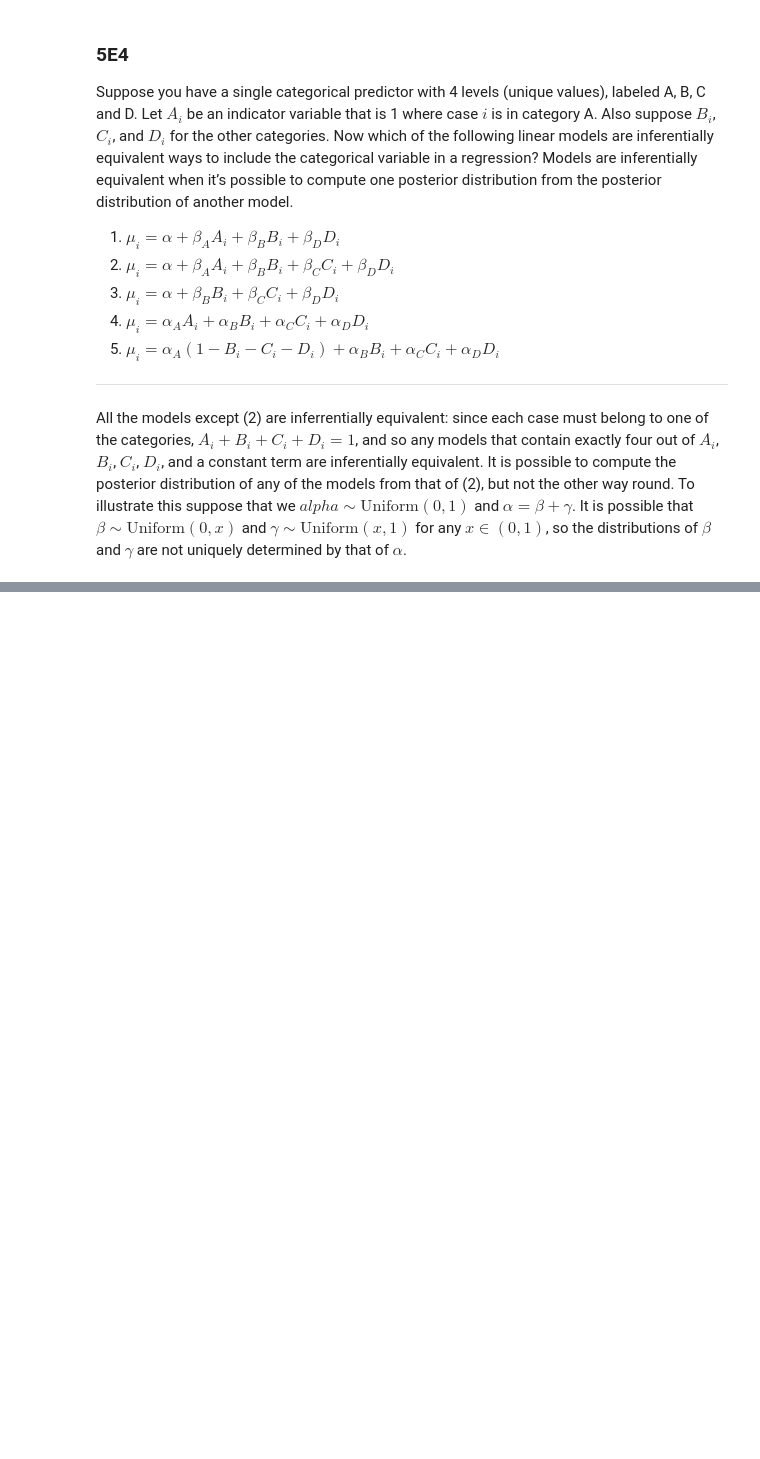
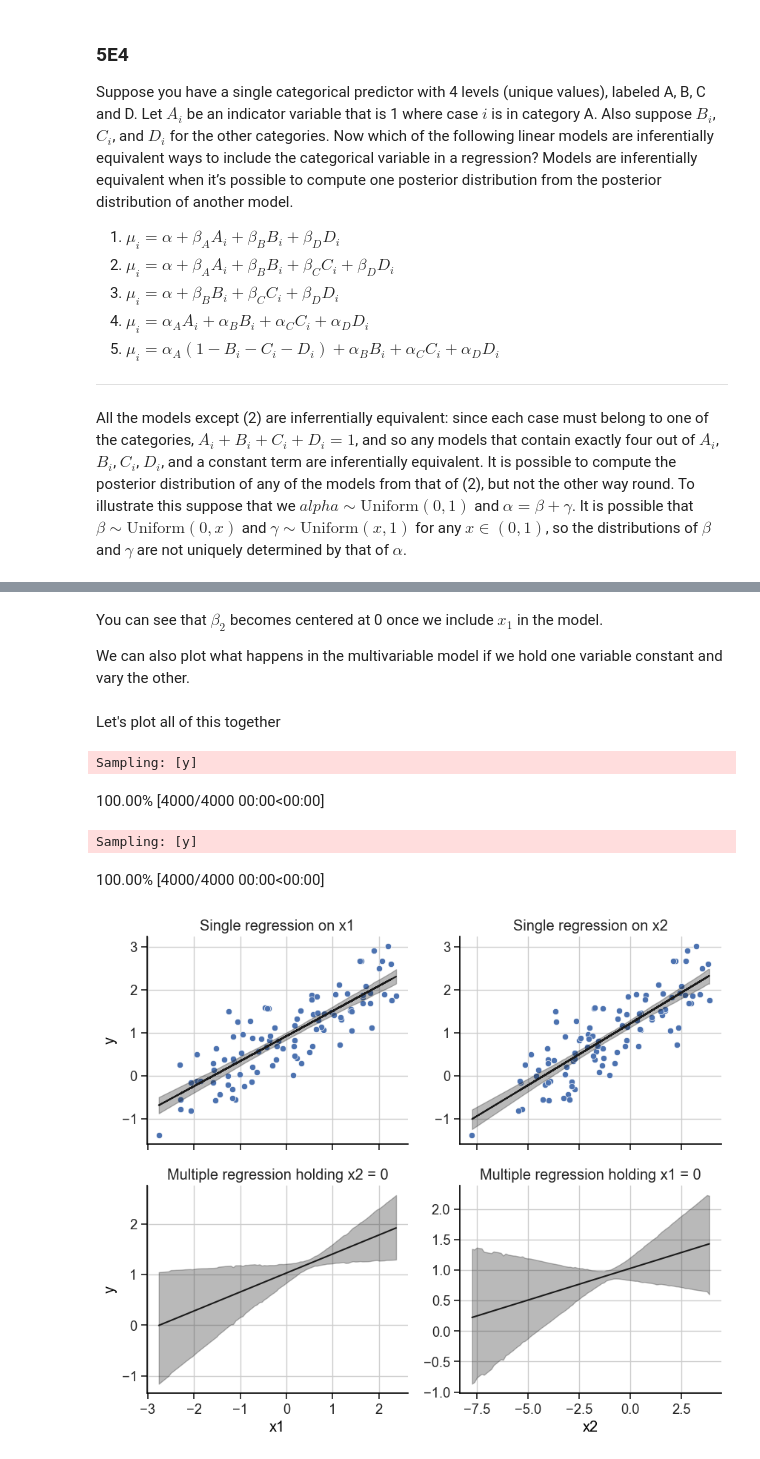
Before and after one commit to chris-leonard/statistical-rethinking, a Jupyter notebook: exercises/chapter_5.ipynb, the cells around one changed output, grey strips where cells are left out. Saved outputs shown, nothing was run; the diff lists cells and outputs as text; code cells hidden in the pictures; blank space fills up the shorter version.

```diff
--- a/exercises/chapter_5.ipynb
+++ b/exercises/chapter_5.ipynb
@@ -117,0 +297,4 @@ It is possible that $\beta \sim \text{Uniform}(0, x)$ and $\gamma \sim \text{Uni
+# %% [markdown]
+You can see that $\beta_2$ becomes centered at 0 once we include $x_1$ in the model.
+
+We can also plot what happens in the multivariable model if we hold one variable constant and vary the other.
@@ -117,0 +356,30 @@ It is possible that $\beta \sim \text{Uniform}(0, x)$ and $\gamma \sim \text{Uni
+# %% [markdown]
+Let's plot all of this together
+# %%
+fig, axs = plt.subplots(nrows=2, ncols=2, figsize=(10, 8))
+
+# first plot the single predictor models
+plot_posterior_lines(trace_5m1a, "x1", ax=axs[0, 0])
+axs[0, 0].set(xlabel=None, title="Single regression on x1")
+axs[0, 0].tick_params(labelbottom=False)
+
+plot_posterior_lines(trace_5m1b, "x2", ax=axs[0, 1])
+axs[0, 1].set(xlabel=None, ylabel=None, title="Single regression on x2")
+axs[0, 1].tick_params(labelbottom=False)
+
+# now the multiple regression model
+plot_predictions_holding_other_variables_constant(
+    m_5m1c, trace_5m1c, "x1", ax=axs[1, 0]
+)
+axs[1, 0].set(title="Multiple regression holding x2 = 0")
+
+plot_predictions_holding_other_variables_constant(
+    m_5m1c, trace_5m1c, "x2", ax=axs[1, 1]
+)
+axs[1, 1].set(ylabel=None, title="Multiple regression holding x1 = 0");
+# %% [output]
+Sampling: [y]
+100.00% [4000/4000 00:00<00:00]
+Sampling: [y]
+100.00% [4000/4000 00:00<00:00]
+[figure, added]
```
Also changed, not shown: parts of 59 cells of this notebook, 1 other file.
